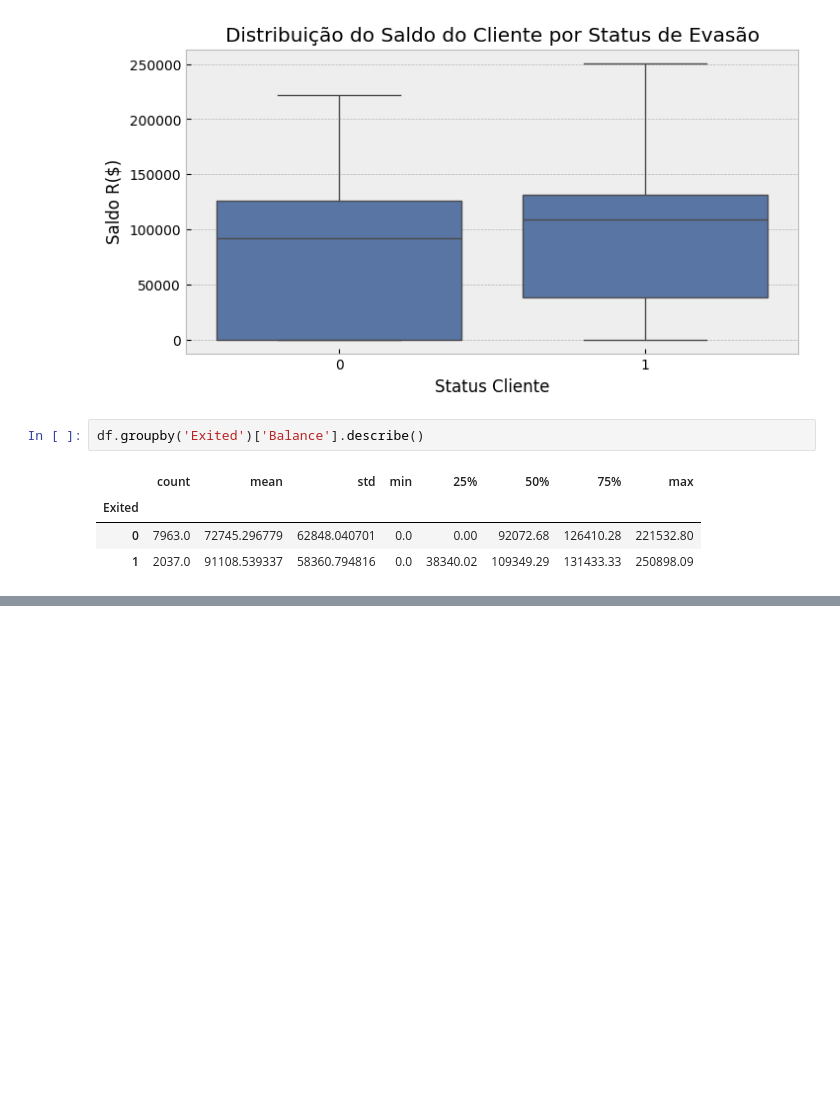
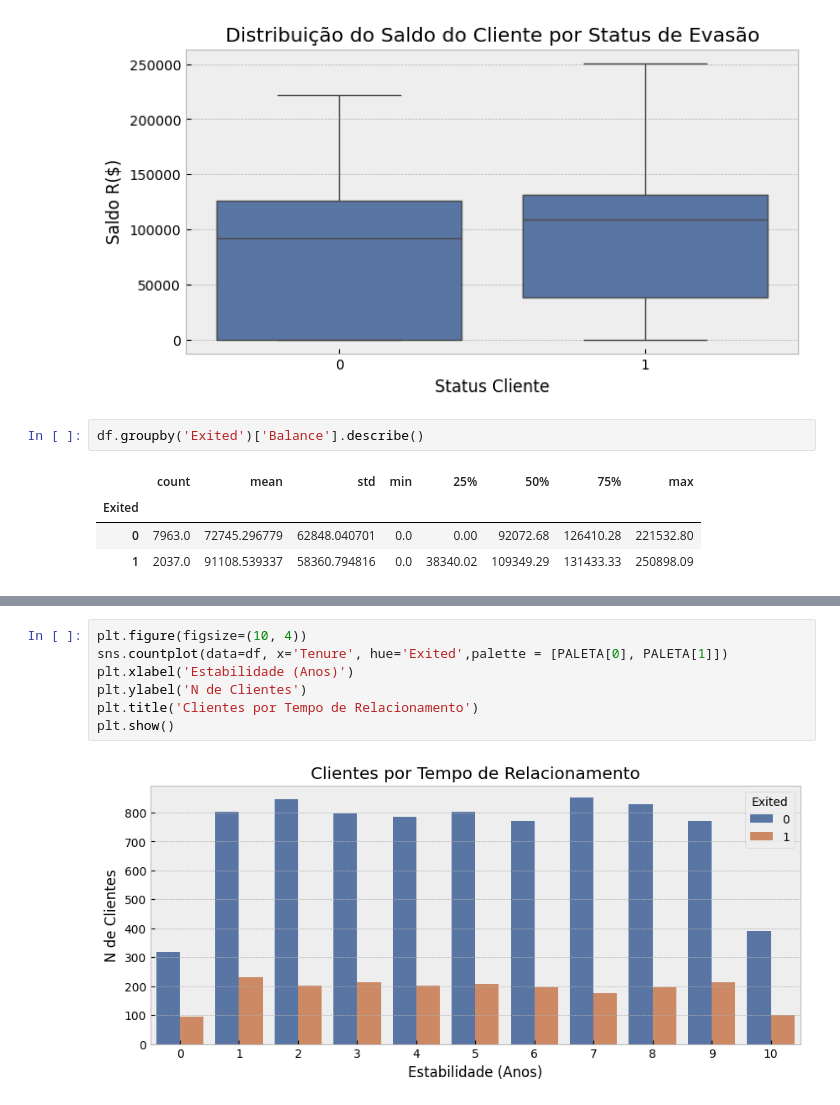
Before and after one commit to dusouza01/Modelagem-de-Churn, a Jupyter notebook: Portifolio_Churn_Modelling.ipynb, the cells around one changed output, grey strips where cells are left out. Saved outputs shown, nothing was run; the diff lists cells and outputs as text; blank space fills up the shorter version.

```diff
--- a/Portifolio_Churn_Modelling.ipynb
+++ b/Portifolio_Churn_Modelling.ipynb
@@ -428,0 +494,9 @@ df.groupby('Exited')['Balance'].describe()
+# %%
+plt.figure(figsize=(10, 4))
+sns.countplot(data=df, x='Tenure', hue='Exited',palette = [PALETA[0], PALETA[1]])
+plt.xlabel('Estabilidade (Anos)')
+plt.ylabel('N de Clientes')
+plt.title('Clientes por Tempo de Relacionamento')
+plt.show()
+# %% [output]
+[figure, added]
```
Also changed, not shown: parts of 12 cells of this notebook.
